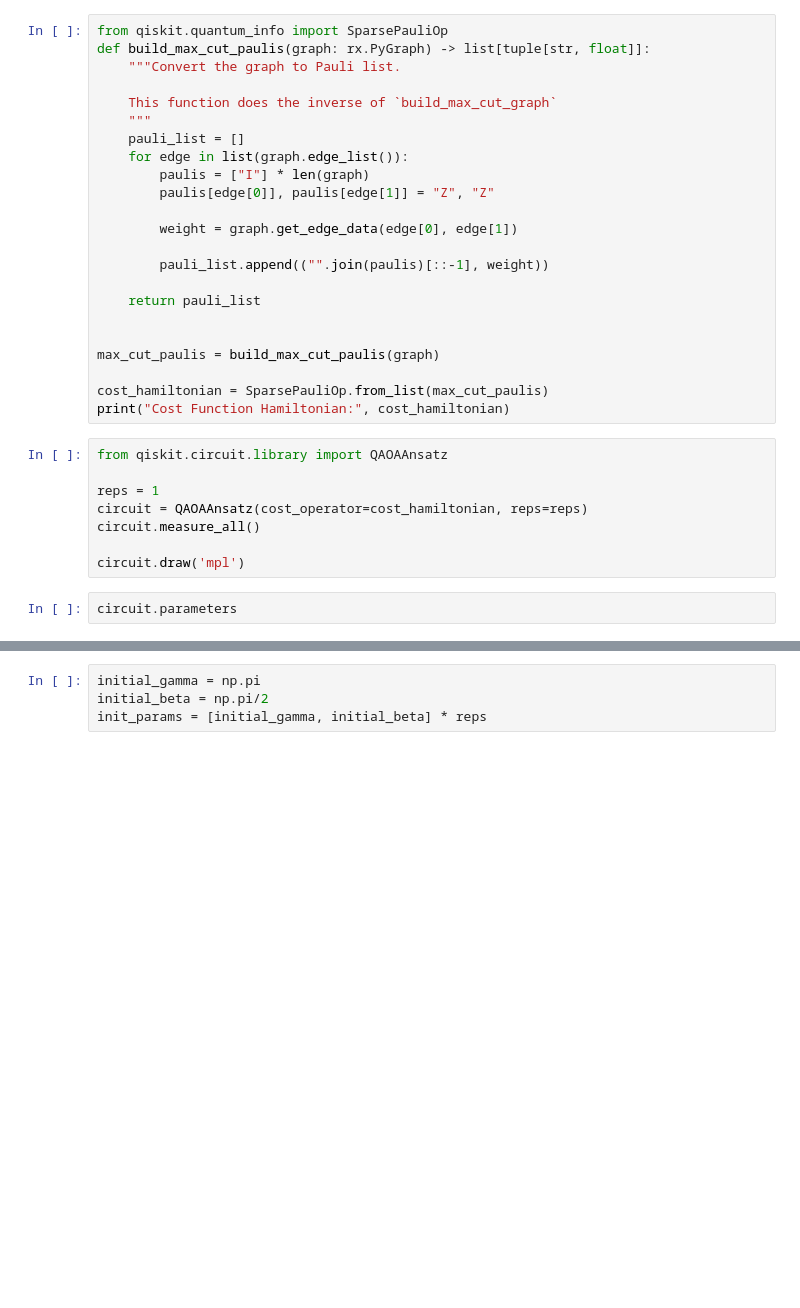
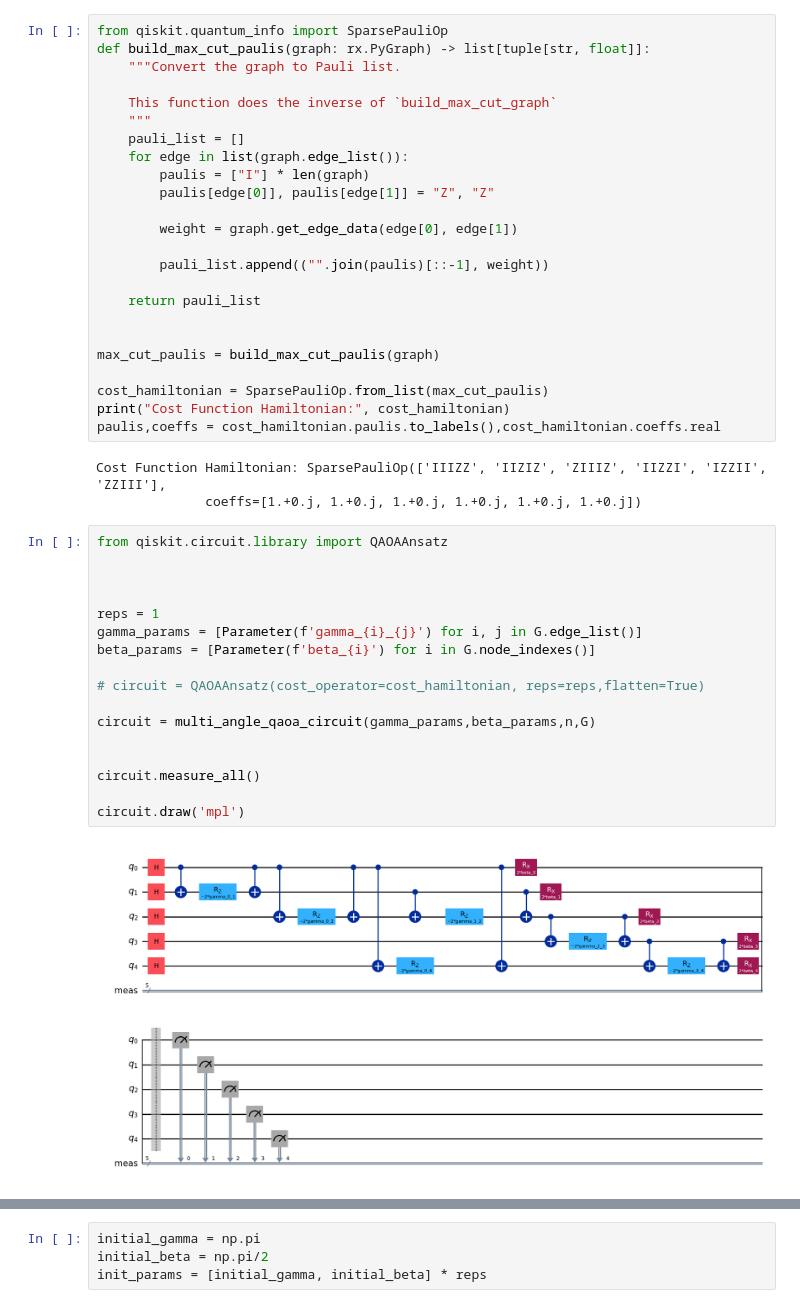
Before and after one commit to d-bharadwaj/SPIQ, a Jupyter notebook: cafqa_qaoa.ipynb, the cells around one changed output, grey strips where cells are left out. Cells and saved outputs as stored; diff of their text form; blank space fills up the shorter version.

```diff
--- a/cafqa_qaoa.ipynb
+++ b/cafqa_qaoa.ipynb
@@ -41,13 +46,26 @@ max_cut_paulis = build_max_cut_paulis(graph)
 
 cost_hamiltonian = SparsePauliOp.from_list(max_cut_paulis)
 print("Cost Function Hamiltonian:", cost_hamiltonian)
+paulis,coeffs = cost_hamiltonian.paulis.to_labels(),cost_hamiltonian.coeffs.real
+# %% [output]
+Cost Function Hamiltonian: SparsePauliOp(['IIIZZ', 'IIZIZ', 'ZIIIZ', 'IIZZI', 'IZZII', 'ZZIII'],
+              coeffs=[1.+0.j, 1.+0.j, 1.+0.j, 1.+0.j, 1.+0.j, 1.+0.j])
 # %%
 from qiskit.circuit.library import QAOAAnsatz
 
+
+
 reps = 1
-circuit = QAOAAnsatz(cost_operator=cost_hamiltonian, reps=reps)
+gamma_params = [Parameter(f'gamma_{i}_{j}') for i, j in G.edge_list()]
+beta_params = [Parameter(f'beta_{i}') for i in G.node_indexes()]
+
+# circuit = QAOAAnsatz(cost_operator=cost_hamiltonian, reps=reps,flatten=True)
+
+circuit = multi_angle_qaoa_circuit(gamma_params,beta_params,n,G)
+
+
 circuit.measure_all()
 
 circuit.draw('mpl')
+# %% [output]
+[figure, added]
-# %%
-circuit.parameters
```
Also changed, not shown: parts of 11 cells of this notebook, 5 other files.
